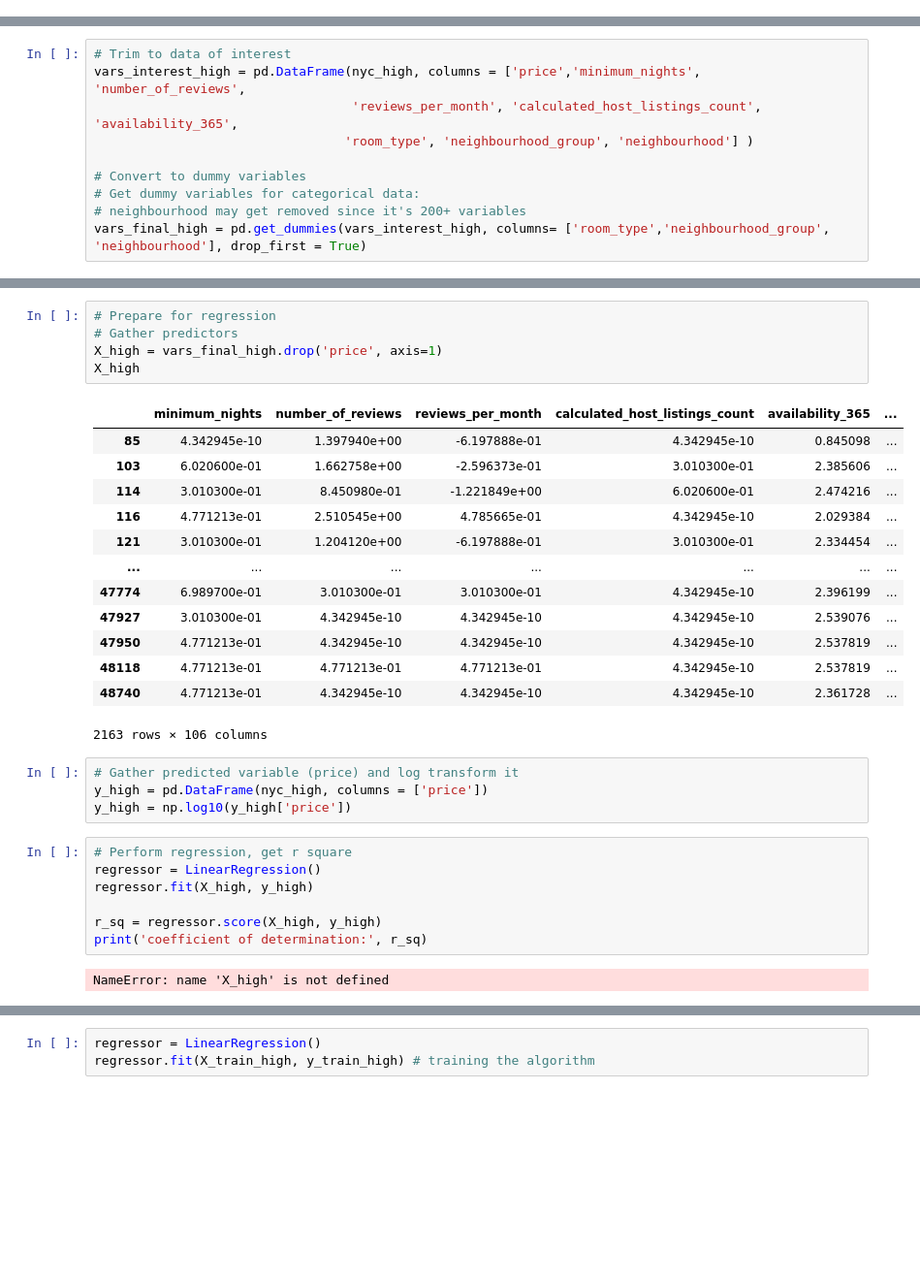
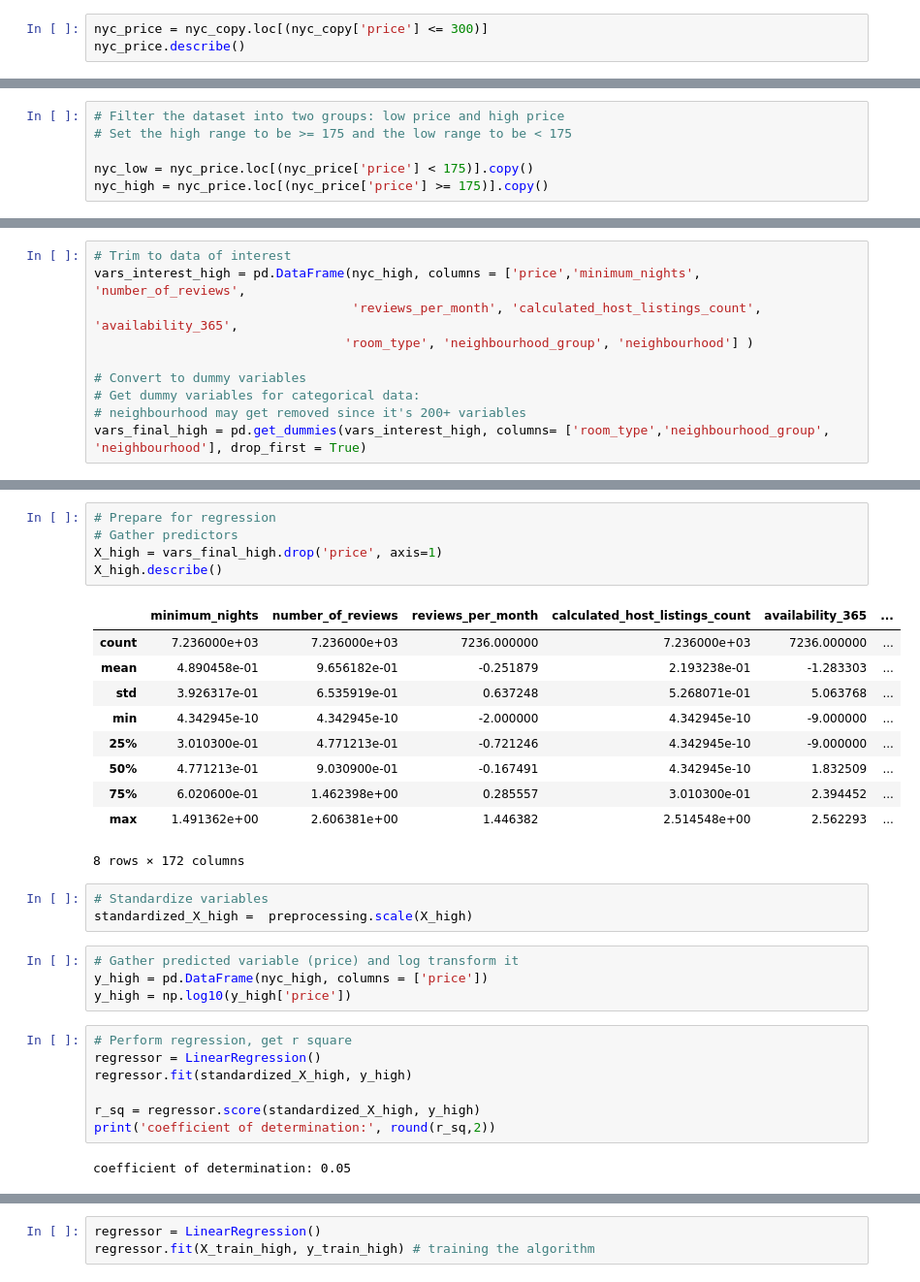
Before and after one commit to ajeustis/NYC-Airbnb-Listing-Analysis, a Jupyter notebook: Capstone 2 NYC Statistics.ipynb, the cells around one changed output, grey strips where cells are left out. Shown: that part at 97% size. Saved outputs shown, nothing was run; the diff lists cells and outputs as text; blank space fills up the shorter version.

```diff
--- a/Capstone 2 NYC Statistics.ipynb
+++ b/Capstone 2 NYC Statistics.ipynb
@@ -28,3 +37,6 @@ nyc_copy.shape
 ### Perform Regression
 # %% [markdown]
 ### Gather variables of interest
+# %%
+nyc_price = nyc_copy.loc[(nyc_copy['price'] <= 300)]
+nyc_price.describe()
@@ -231,0 +256,6 @@ print(nyc_high.shape)
+# %%
+# Filter the dataset into two groups: low price and high price
+# Set the high range to be >= 175 and the low range to be < 175
+
+nyc_low = nyc_price.loc[(nyc_price['price'] < 175)].copy()
+nyc_high = nyc_price.loc[(nyc_price['price'] >= 175)].copy()
@@ -339,22 +394,22 @@ vars_final_high = pd.get_dummies(vars_interest_high, columns= ['room_type','neig
 # %%
 # Prepare for regression
 # Gather predictors
 X_high = vars_final_high.drop('price', axis=1)
-X_high
+X_high.describe()
 # %% [output]
 |  | minimum_nights | number_of_reviews | reviews_per_month | calculated_host_listings_count | availability_365 | ... |
-| 85 | 4.342945e-10 | 1.397940e+00 | -6.197888e-01 | 4.342945e-10 | 0.845098 | ... |
-| 103 | 6.020600e-01 | 1.662758e+00 | -2.596373e-01 | 3.010300e-01 | 2.385606 | ... |
-| 114 | 3.010300e-01 | 8.450980e-01 | -1.221849e+00 | 6.020600e-01 | 2.474216 | ... |
-| 116 | 4.771213e-01 | 2.510545e+00 | 4.785665e-01 | 4.342945e-10 | 2.029384 | ... |
-| 121 | 3.010300e-01 | 1.204120e+00 | -6.197888e-01 | 3.010300e-01 | 2.334454 | ... |
-| ... | ... | ... | ... | ... | ... | ... |
-| 47774 | 6.989700e-01 | 3.010300e-01 | 3.010300e-01 | 4.342945e-10 | 2.396199 | ... |
-| 47927 | 3.010300e-01 | 4.342945e-10 | 4.342945e-10 | 4.342945e-10 | 2.539076 | ... |
-| 47950 | 4.771213e-01 | 4.342945e-10 | 4.342945e-10 | 4.342945e-10 | 2.537819 | ... |
-| 48118 | 4.771213e-01 | 4.771213e-01 | 4.771213e-01 | 4.342945e-10 | 2.537819 | ... |
-| 48740 | 4.771213e-01 | 4.342945e-10 | 4.342945e-10 | 4.342945e-10 | 2.361728 | ... |
+| count | 7.236000e+03 | 7.236000e+03 | 7236.000000 | 7.236000e+03 | 7236.000000 | ... |
+| mean | 4.890458e-01 | 9.656182e-01 | -0.251879 | 2.193238e-01 | -1.283303 | ... |
+| std | 3.926317e-01 | 6.535919e-01 | 0.637248 | 5.268071e-01 | 5.063768 | ... |
+| min | 4.342945e-10 | 4.342945e-10 | -2.000000 | 4.342945e-10 | -9.000000 | ... |
+| 25% | 3.010300e-01 | 4.771213e-01 | -0.721246 | 4.342945e-10 | -9.000000 | ... |
+| 50% | 4.771213e-01 | 9.030900e-01 | -0.167491 | 4.342945e-10 | 1.832509 | ... |
+| 75% | 6.020600e-01 | 1.462398e+00 | 0.285557 | 3.010300e-01 | 2.394452 | ... |
+| max | 1.491362e+00 | 2.606381e+00 | 1.446382 | 2.514548e+00 | 2.562293 | ... |
-2163 rows × 106 columns
+8 rows × 172 columns
+# %%
+# Standardize variables
+standardized_X_high =  preprocessing.scale(X_high)
 # %%
 # Gather predicted variable (price) and log transform it
 y_high = pd.DataFrame(nyc_high, columns = ['price'])
@@ -362,11 +417,11 @@ y_high = np.log10(y_high['price'])
 # %%
 # Perform regression, get r square
 regressor = LinearRegression()
-regressor.fit(X_high, y_high)
+regressor.fit(standardized_X_high, y_high)
 
-r_sq = regressor.score(X_high, y_high)
-print('coefficient of determination:', r_sq)
+r_sq = regressor.score(standardized_X_high, y_high)
+print('coefficient of determination:', round(r_sq,2))
 # %% [output]
-NameError: name 'X_high' is not defined
+coefficient of determination: 0.05
 # %%
 # Predict
```
Also changed, not shown: parts of 46 cells of this notebook.
